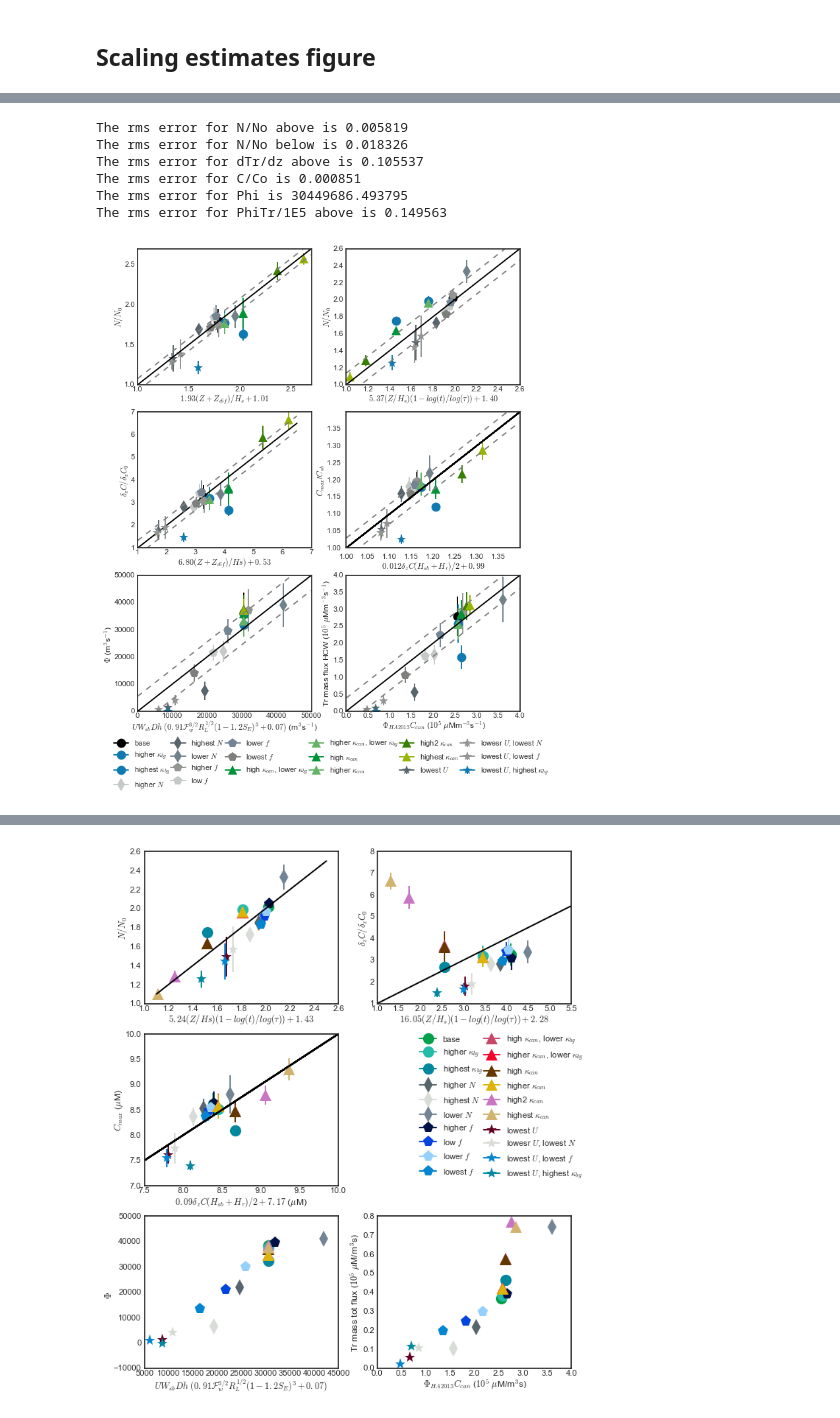
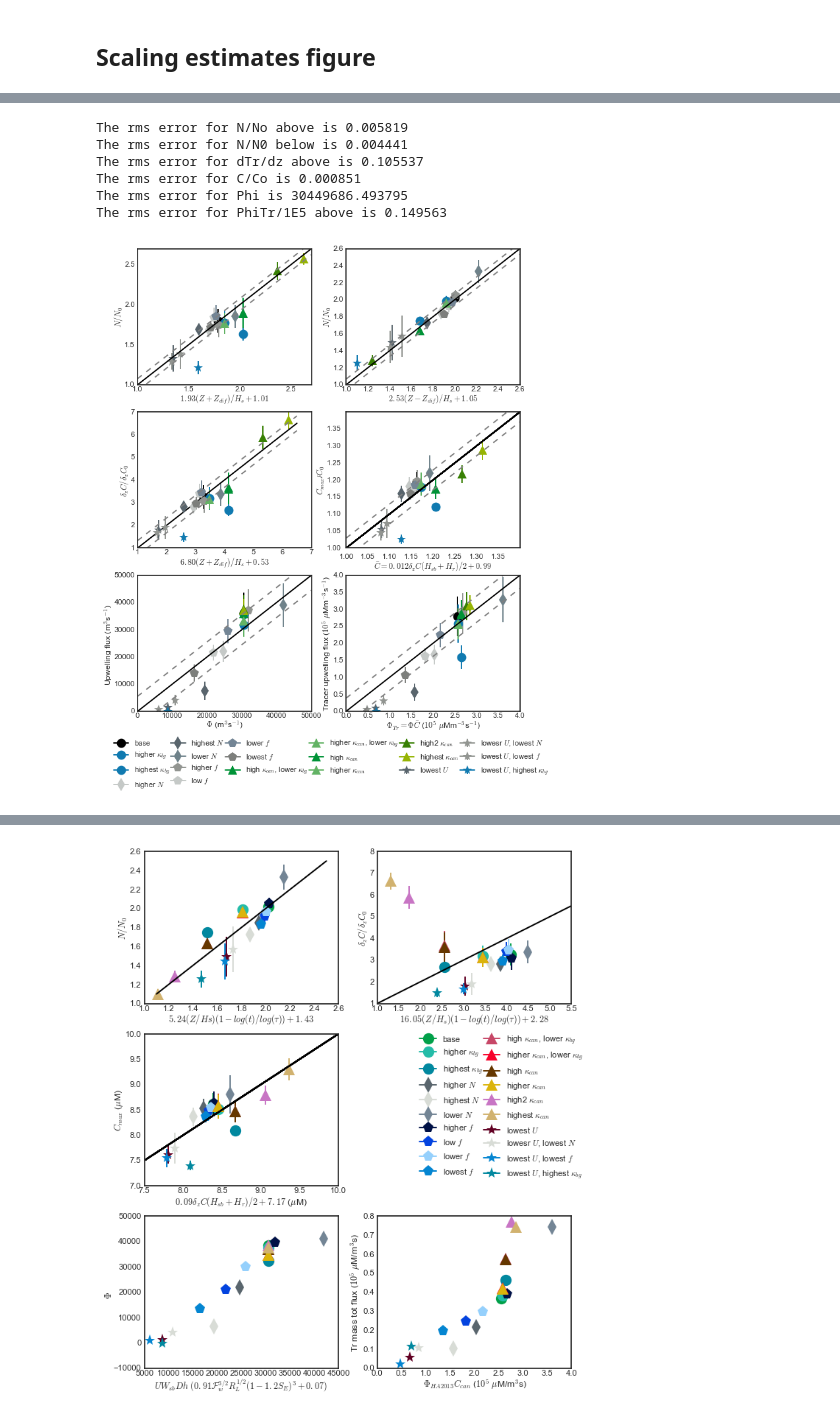
Before and after one commit to UBC-MOAD/outputanalysisnotebooks, a Jupyter notebook: PythonScripts/Paper1Figures/fig_scaling_estimates.ipynb, the cells around one changed output, grey strips where cells are left out. Cells and saved outputs as stored; diff of their text form; code cells hidden in the pictures.

```diff
--- a/PythonScripts/Paper1Figures/fig_scaling_estimates.ipynb
+++ b/PythonScripts/Paper1Figures/fig_scaling_estimates.ipynb
@@ -311,10 +311,10 @@ ax0.set_xlim(1,2.7)
 for rec,recNoC in zip(records,recordsNoC):
 
     Z = ((rec.f*rec.u*F(Ro(rec.u,rec.f,R))*L)**(0.5))/rec.N
+    Zdif = np.sqrt(t*3600*24*rec.kv)
 
-    TauNo = 1-(np.log(t*24*3600)/np.log((((Hs-Hh)/2)**2)/rec.kv))
 
-    plt1 = ax1.errorbar((5.37*(Z/Hs)*(TauNo))+1.40,rec.maxN/rec.N,
+    plt1 = ax1.errorbar((2.53*((Z-Zdif)/Hs))+1.05,rec.maxN/rec.N,
                         yerr = rec.stdN/rec.N, # since rec.N is a constant
                         marker = rec.mstyle,
                         markersize = 10,
@@ -322,20 +322,19 @@ for rec,recNoC in zip(records,recordsNoC):
                         label=rec.label)
 
     rec.Z = Z
-    rec.tauNo = TauNo
 
     ax1.set_ylabel('$N/N_0$',labelpad=0.5)
-    ax1.set_xlabel(r'$5.37(Z/H_s)(1-log(t)/log(\tau))+1.40$',labelpad=0.5)
+    ax1.set_xlabel(r'$2.53(Z-Z_{dif})/H_s+1.05$',labelpad=0.5)
 
 maxN_array = np.array([rec.maxN/rec.N for rec in records2])
-tilt_array = np.array([(rec.Z/Hs)*rec.tauNo for rec in records2])
+tilt_array = np.array([((rec.Z-rec.Zdif)/Hs) for rec in records2])
 x_fit = np.linspace(1, 2.6, 50)
 
-mean_sq_err = np.mean((maxN_array-(5.37*tilt_array+1.40))**2)
+mean_sq_err = np.mean((maxN_array-(2.53*tilt_array+1.05))**2)
 
 upper_bound = ax1.plot(x_fit,x_fit+(mean_sq_err)**(0.5),linestyle = '--',color='0.5')
 lower_bound = ax1.plot(x_fit,x_fit-(mean_sq_err)**(0.5),linestyle = '--',color='0.5')
-print('The rms error for N/No below is %f' %mean_sq_err)
+print('The rms error for N/N0 below is %f' %mean_sq_err)
 
 ax1.plot(np.linspace(1, 2.6, 50),np.linspace(1, 2.6, 50),'k-')
 ax1.set_ylim(1,2.6)
@@ -358,7 +357,7 @@ for rec,recNoC in zip(records,recordsNoC):
     rec.Z = Z
     rec.Zdif = Zdif
     ax2.set_ylabel('$\delta_zC/\delta_zC_0$',labelpad=0.5)
-    ax2.set_xlabel(r'$6.80(Z+Z_{dif})/Hs)+0.53$',labelpad=0.5)
+    ax2.set_xlabel(r'$6.80(Z+Z_{dif})/H_s+0.53$',labelpad=0.5)
 
 maxN_array = np.array([rec.maxdTrdz/rec.inidTrdz for rec in records2])
 tilt_array = np.array([(rec.Z+rec.Zdif)/Hs for rec in records2])
@@ -390,8 +389,8 @@ for rec in records:
     ax3.set_xlim(1,1.4)
     ax3.set_ylim(1,1.4)
     #ax3.set_title('Max tracer concetration between head nad sh, Dn')
-    ax3.set_ylabel('$C_{max}$/$C_{sb}$',labelpad=0.5)
-    ax3.set_xlabel(r'$0.012\delta_zC(H_{sb}+H_r)/2+0.99$',labelpad=0.5)
+    ax3.set_ylabel('$C_{max}$/$C_{0}$',labelpad=0.5)
+    ax3.set_xlabel(r'$\bar{C}=0.012\delta_zC(H_{sb}+H_r)/2+0.99$',labelpad=0.5)
 
 maxN_array = np.array([rec.maxTr/rec.TrSB for rec in records2])
 tilt_array = np.array([(0.09*(rec.dTr*(Hh+132.0)/2.0)+7.17)/rec.TrSB for rec in records2])
@@ -436,8 +435,8 @@ for rec,recNoC in zip(records,recordsNoC):
     rec.HA2013 = HA2013*(rec.u*W*Dh(rec.f,L,rec.N))
 
 #ax4.set_title('Upwelling flux scaled as HA2013 using Napprox')
-ax4.set_ylabel('$\Phi$ (m$^3$s$^{-1}$)  ',labelpad=0.5)
-ax4.set_xlabel('$UW_{sb}Dh$ $(0.91\mathcal{F}_w^{3/2}R_L^{1/2}(1-1.2S_E)^3+0.07)$ (m$^3$s$^{-1}$)',labelpad=0.5)
+ax4.set_ylabel('Upwelling flux (m$^3$s$^{-1}$)  ',labelpad=0.5)
+ax4.set_xlabel('$\Phi$ (m$^3$s$^{-1}$)',labelpad=0.5)
 
 maxN_array = np.array([rec.Phi for rec in records3])
 tilt_array = np.array([rec.HA2013 for rec in records3])
@@ -481,8 +480,8 @@ for rec,recNoC in zip(records,recordsNoC):
     rec.PhiTr = (phiTr)/1E5
     rec.PhiTrScale = HA2013*(Capprox)/1E5
 
-ax5.set_xlabel(' $\Phi_{HA2013} C_{can}$ ($10^5$ $\mu$Mm$^{-3}$s$^{-1}$)',labelpad=0.5)
-ax5.set_ylabel('Tr mass flux HCW ($10^5$ $\mu$Mm$^{-3}$s$^{-1}$)',labelpad=0.5)
+ax5.set_xlabel(r'$\Phi_{Tr}=\Phi \bar{C}$ ($10^5$ $\mu$Mm$^{-3}$s$^{-1}$)',labelpad=0.5)
+ax5.set_ylabel(r'Tracer upwelling flux ($10^5$ $\mu$Mm$^{-3}$s$^{-1}$)',labelpad=0.5)
 
 maxN_array = np.array([rec.PhiTr for rec in records3])
 tilt_array = np.array([rec.PhiTrScale for rec in records3])
@@ -491,35 +490,35 @@ x_fit = np.linspace(0,4, 50)
 mean_sq_err = np.mean(((maxN_array)-(tilt_array))**2)
 upper_bound = ax5.plot(x_fit,x_fit+(mean_sq_err)**(0.5),linestyle = '--',color='0.5')
 lower_bound = ax5.plot(x_fit,x_fit-(mean_sq_err)**(0.5),linestyle = '--',color='0.5')
 print('The rms error for PhiTr/1E5 above is %f' %mean_sq_err)
 
 ax5.set_ylim(0,4)
 ax5.plot(np.linspace(0,4, 50),np.linspace(0,4, 50),'k-')
 
 
 ax5.legend(bbox_to_anchor=(1.2,-0.15),ncol=6, columnspacing=0.1)
 
 ax0.tick_params(axis='x', pad=1)
 ax1.tick_params(axis='x', pad=1)
 ax2.tick_params(axis='x', pad=1)
 ax4.tick_params(axis='x', pad=1)
 ax5.tick_params(axis='x', pad=1)
 
 ax0.tick_params(axis='y', pad=3)
 ax1.tick_params(axis='y', pad=3)
 ax2.tick_params(axis='y', pad=3)
 ax4.tick_params(axis='y', pad=3)
 ax5.tick_params(axis='y', pad=3)
 
 plt.savefig('figure8.eps',format='eps',bbox_inches='tight')
 # %% [output]
 The rms error for N/No above is 0.005819
-The rms error for N/No below is 0.018326
+The rms error for N/N0 below is 0.004441
 The rms error for dTr/dz above is 0.105537
 The rms error for C/Co is 0.000851
 The rms error for Phi is 30449686.493795
 The rms error for PhiTr/1E5 above is 0.149563
-[figure, old version]
+[figure, new version]
 # %%
 print ("\t".join(['Exp name&','Phi 1E4&','PhiTr 1E5&', 'Total HCW $10^{10}$ m$^3$&',
                   'CanyonHCW&',  'TotTrMassHCW $10^{11}$ $\mu$Mm$^3$&', 'CanyonTrMassHCW&',
```
Also changed, not shown: 1 other file.
